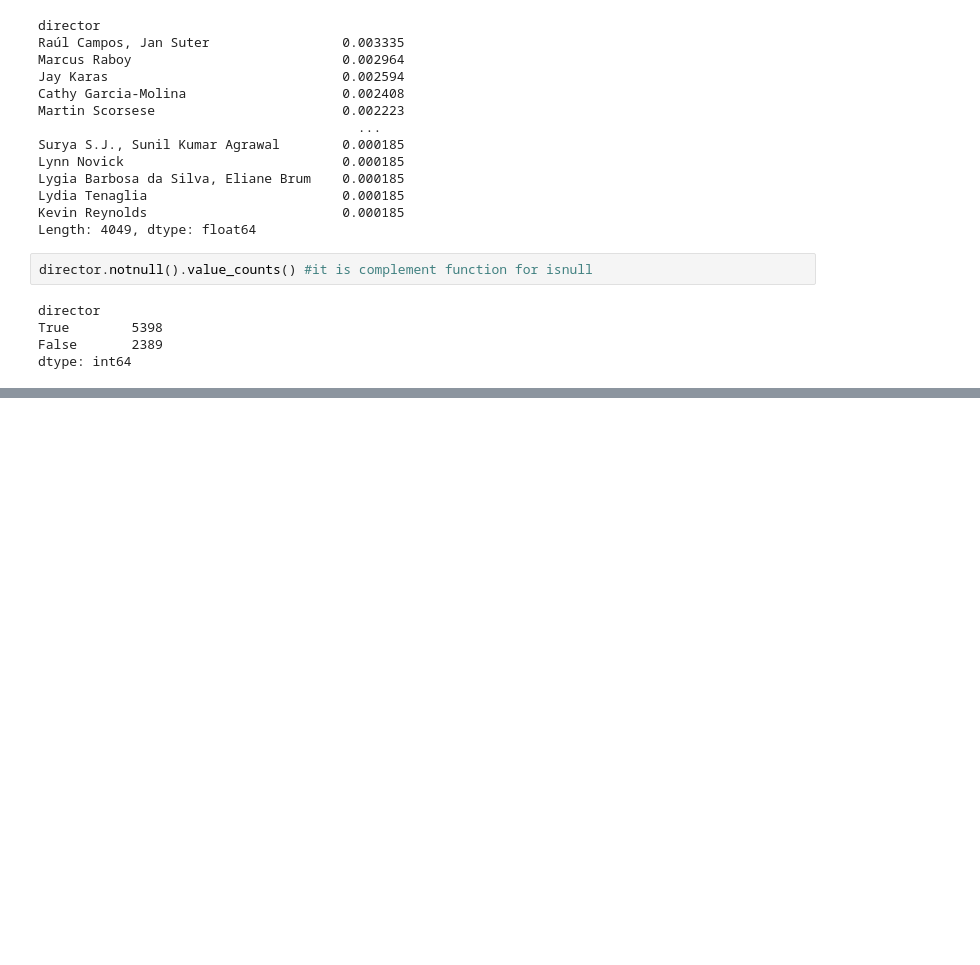
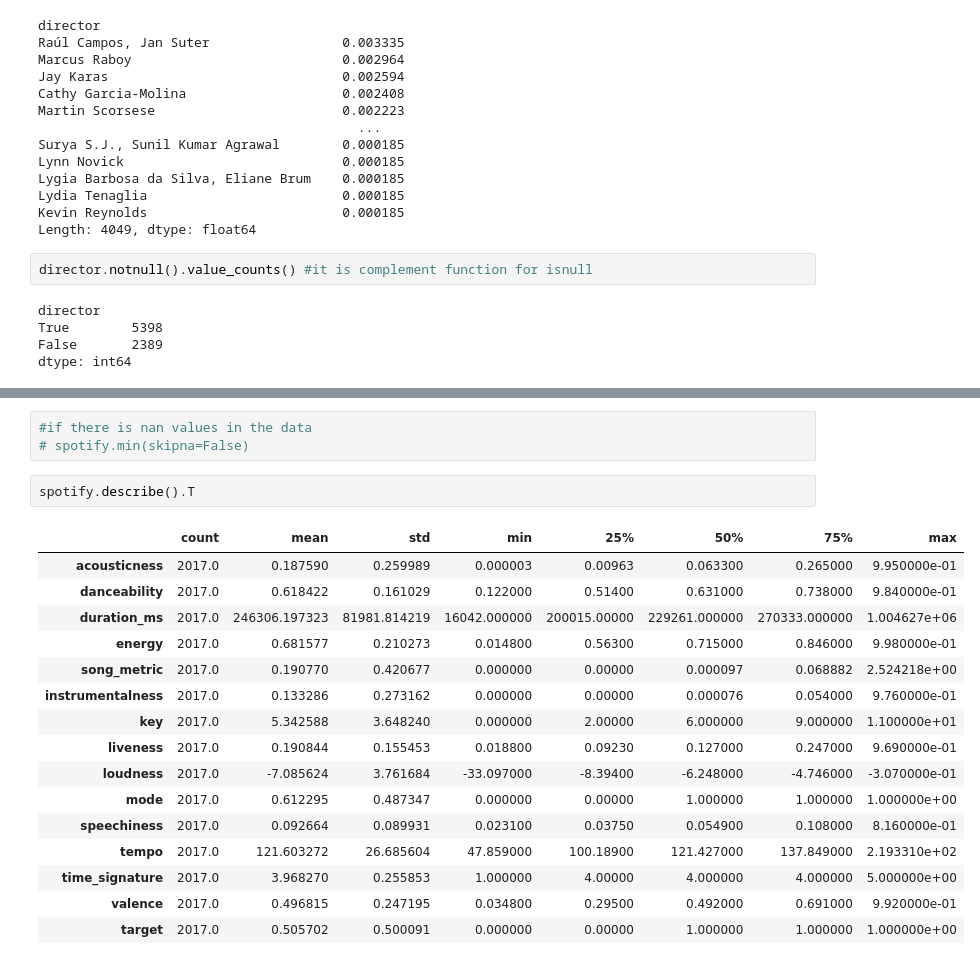
Before and after one commit to Prashantoza/Data_wrangling, a Jupyter notebook: Pandas_Series/Introduction_to_pandas.ipynb, the cells around one changed output, grey strips where cells are left out. Cells and saved outputs as stored; diff of their text form; blank space fills up the shorter version.

```diff
--- a/Pandas_Series/Introduction_to_pandas.ipynb
+++ b/Pandas_Series/Introduction_to_pandas.ipynb
@@ -330,0 +659,22 @@ dtype: int64
+# %%
+#if there is nan values in the data
+# spotify.min(skipna=False)
+# %%
+spotify.describe().T
+# %% [output]
+|  | count | mean | std | min | 25% | 50% | 75% | max |
+| acousticness | 2017.0 | 0.187590 | 0.259989 | 0.000003 | 0.00963 | 0.063300 | 0.265000 | 9.950000e-01 |
+| danceability | 2017.0 | 0.618422 | 0.161029 | 0.122000 | 0.51400 | 0.631000 | 0.738000 | 9.840000e-01 |
+| duration_ms | 2017.0 | 246306.197323 | 81981.814219 | 16042.000000 | 200015.00000 | 229261.000000 | 270333.000000 | 1.004627e+06 |
+| energy | 2017.0 | 0.681577 | 0.210273 | 0.014800 | 0.56300 | 0.715000 | 0.846000 | 9.980000e-01 |
+| song_metric | 2017.0 | 0.190770 | 0.420677 | 0.000000 | 0.00000 | 0.000097 | 0.068882 | 2.524218e+00 |
+| instrumentalness | 2017.0 | 0.133286 | 0.273162 | 0.000000 | 0.00000 | 0.000076 | 0.054000 | 9.760000e-01 |
+| key | 2017.0 | 5.342588 | 3.648240 | 0.000000 | 2.00000 | 6.000000 | 9.000000 | 1.100000e+01 |
+| liveness | 2017.0 | 0.190844 | 0.155453 | 0.018800 | 0.09230 | 0.127000 | 0.247000 | 9.690000e-01 |
+| loudness | 2017.0 | -7.085624 | 3.761684 | -33.097000 | -8.39400 | -6.248000 | -4.746000 | -3.070000e-01 |
+| mode | 2017.0 | 0.612295 | 0.487347 | 0.000000 | 0.00000 | 1.000000 | 1.000000 | 1.000000e+00 |
+| speechiness | 2017.0 | 0.092664 | 0.089931 | 0.023100 | 0.03750 | 0.054900 | 0.108000 | 8.160000e-01 |
+| tempo | 2017.0 | 121.603272 | 26.685604 | 47.859000 | 100.18900 | 121.427000 | 137.849000 | 2.193310e+02 |
+| time_signature | 2017.0 | 3.968270 | 0.255853 | 1.000000 | 4.00000 | 4.000000 | 4.000000 | 5.000000e+00 |
+| valence | 2017.0 | 0.496815 | 0.247195 | 0.034800 | 0.29500 | 0.492000 | 0.691000 | 9.920000e-01 |
+| target | 2017.0 | 0.505702 | 0.500091 | 0.000000 | 0.00000 | 1.000000 | 1.000000 | 1.000000e+00 |
```
Also changed, not shown: parts of 56 cells of this notebook.
